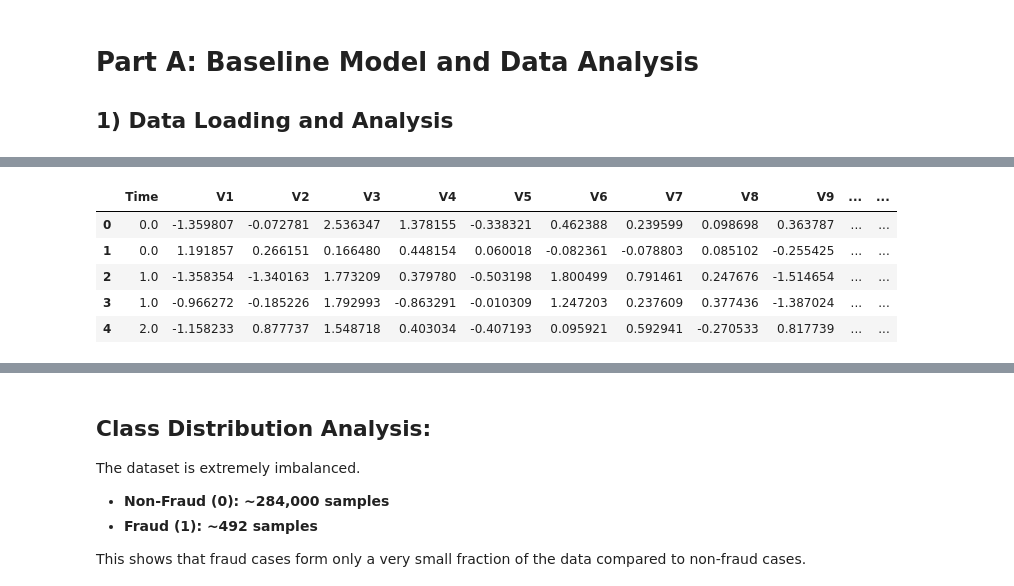
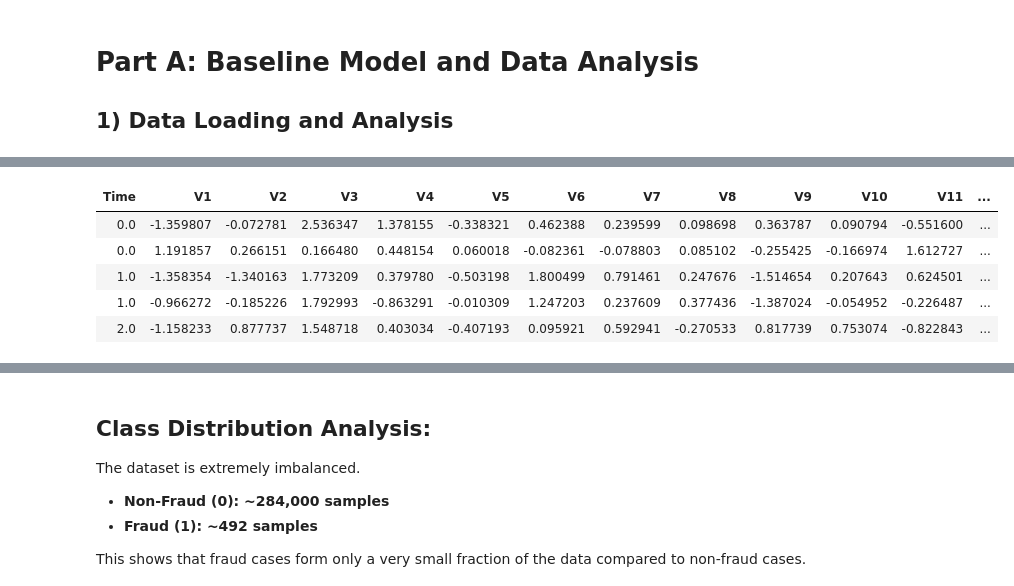
Before and after one commit to thisisshivamtiwari/Da5401-Assingment4-GMM-Sampling, a Jupyter notebook: Assignment4_DA5401_final.ipynb, the cells around one changed output, grey strips where cells are left out. Drawn from its saved outputs; the diff is of its cells as text; code cells hidden in the pictures.

```diff
--- a/Assignment4_DA5401_final.ipynb
+++ b/Assignment4_DA5401_final.ipynb
@@ -53,30 +175,60 @@ ChildProcessError: [Errno 10] No child processes
 # 'Time' and 'Amount' are original features, 'Class' is target (0=Normal, 1=Fraud)
 df = pd.read_csv('creditcard.csv')
 
-# Display basic dataset information for initial understanding
-print("📊 DATASET OVERVIEW")
-print("=" * 50)
-print(f"Dataset shape: {df.shape}")  # Show dimensions (rows, columns)
-print(f"Total transactions: {len(df):,}")  # Total number of records
-print(f"Number of features: {df.shape[1] - 1}")  # Exclude target column
+# ---- Compute the same overview metrics as your prints (logic unchanged) ----
+dataset_shape = df.shape
+total_txn = len(df)
+num_features_excluding_target = df.shape[1] - 1
 
-# Examine class distribution to understand the imbalance problem
 class_counts = df['Class'].value_counts().sort_index()
-print(f"\n🎯 CLASS DISTRIBUTION:")
-print(f"Normal transactions (Class 0): {class_counts[0]:,} ({class_counts[0]/len(df)*100:.2f}%)")
-print(f"Fraudulent transactions (Class 1): {class_counts[1]:,} ({class_counts[1]/len(df)*100:.2f}%)")
+normal_cnt = int(class_counts.get(0, 0))
+fraud_cnt  = int(class_counts.get(1, 0))
+normal_pct = (normal_cnt / total_txn * 100) if total_txn else 0
+fraud_pct  = (fraud_cnt  / total_txn * 100) if total_txn else 0
 
 # Calculate imbalance ratio - critical metric for understanding the challenge
-imbalance_ratio = class_counts[0] / class_counts[1]
-print(f"Imbalance ratio: {imbalance_ratio:.1f}:1")
-print(f"This means for every 1 fraud case, there are {imbalance_ratio:.0f} normal cases")
+imbalance_ratio = (normal_cnt / fraud_cnt) if fraud_cnt else float('inf')
 
 # Check for missing values that could affect model performance
-missing_values = df.isnull().sum().sum()
-print(f"\n🔍 DATA QUALITY:")
-print(f"Missing values: {missing_values} (Clean dataset)")
+missing_values = int(df.isnull().sum().sum())
 
-# Display first few rows to understand data structure
-print(f"\n📋 SAMPLE DATA:")
-df.head()
+# ---- Build HTML sections (presentation only) ----
+sec1 = html_section(
+    "Dimensions & Structure",
+    html_kpis([
+        ("Dataset shape", dataset_shape),
+        ("Total transactions", f"{total_txn:,}"),
+        ("Number of features (excl. target)", num_features_excluding_target),
+    ])
+)
+
+sec2 = html_section(
+    "Class Distribution",
+    html_kpis([
+        ("Normal (Class 0)", f"{normal_cnt:,} (<span class='muted'>{normal_pct:.2f}%</span>)"),
+        ("Fraud (Class 1)", f"{fraud_cnt:,} (<span class='muted'>{fraud_pct:.2f}%</span>)"),
+        ("Imbalance ratio", "∞" if not np.isfinite(imbalance_ratio) else f"{imbalance_ratio:.1f}:1"),
+    ]) + f"<p class='muted' style='margin-top:8px;'>This means for every 1 fraud case, there are "
+         f"{'∞' if not np.isfinite(imbalance_ratio) else f'{imbalance_ratio:.0f}'} normal cases.</p>"
+)
+
+sec3 = html_section(
+    "Data Quality",
+    html_kpis([
+        ("Missing values", f"{missing_values} (Clean dataset)"),
+    ])
+)
+
+sec4 = html_section(
+    "Sample Data",
+    df_to_slim_table(df.head(), index=False)
+)
+
+# ---- Render HTML report (soft background, headings, formatted text) ----
+render_report(
+    title="📊 DATASET OVERVIEW",
+    subtitle="Compact HTML view with clear headings and tidy KPI blocks.",
+    badge="creditcard.csv",
+    body_html=sec1 + sec2 + sec3 + sec4
+)
 # %% [output]
@@ -99,6 +252,6 @@ Missing values: 0 (Clean dataset)
-|  | Time | V1 | V2 | V3 | V4 | V5 | V6 | V7 | V8 | V9 | ... | ... |
-| 0 | 0.0 | -1.359807 | -0.072781 | 2.536347 | 1.378155 | -0.338321 | 0.462388 | 0.239599 | 0.098698 | 0.363787 | ... | ... |
-| 1 | 0.0 | 1.191857 | 0.266151 | 0.166480 | 0.448154 | 0.060018 | -0.082361 | -0.078803 | 0.085102 | -0.255425 | ... | ... |
-| 2 | 1.0 | -1.358354 | -1.340163 | 1.773209 | 0.379780 | -0.503198 | 1.800499 | 0.791461 | 0.247676 | -1.514654 | ... | ... |
-| 3 | 1.0 | -0.966272 | -0.185226 | 1.792993 | -0.863291 | -0.010309 | 1.247203 | 0.237609 | 0.377436 | -1.387024 | ... | ... |
-| 4 | 2.0 | -1.158233 | 0.877737 | 1.548718 | 0.403034 | -0.407193 | 0.095921 | 0.592941 | -0.270533 | 0.817739 | ... | ... |
+| Time | V1 | V2 | V3 | V4 | V5 | V6 | V7 | V8 | V9 | V10 | V11 | ... |
+| 0.0 | -1.359807 | -0.072781 | 2.536347 | 1.378155 | -0.338321 | 0.462388 | 0.239599 | 0.098698 | 0.363787 | 0.090794 | -0.551600 | ... |
+| 0.0 | 1.191857 | 0.266151 | 0.166480 | 0.448154 | 0.060018 | -0.082361 | -0.078803 | 0.085102 | -0.255425 | -0.166974 | 1.612727 | ... |
+| 1.0 | -1.358354 | -1.340163 | 1.773209 | 0.379780 | -0.503198 | 1.800499 | 0.791461 | 0.247676 | -1.514654 | 0.207643 | 0.624501 | ... |
+| 1.0 | -0.966272 | -0.185226 | 1.792993 | -0.863291 | -0.010309 | 1.247203 | 0.237609 | 0.377436 | -1.387024 | -0.054952 | -0.226487 | ... |
+| 2.0 | -1.158233 | 0.877737 | 1.548718 | 0.403034 | -0.407193 | 0.095921 | 0.592941 | -0.270533 | 0.817739 | 0.753074 | -0.822843 | ... |
```
Also changed, not shown: parts of 4 cells of this notebook.
